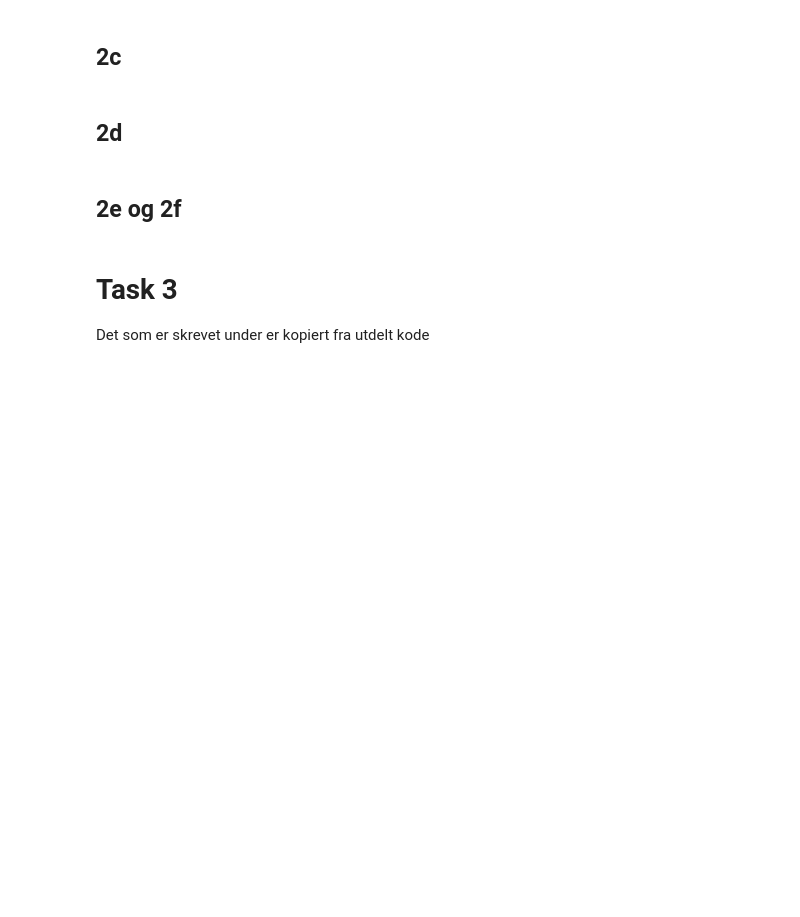
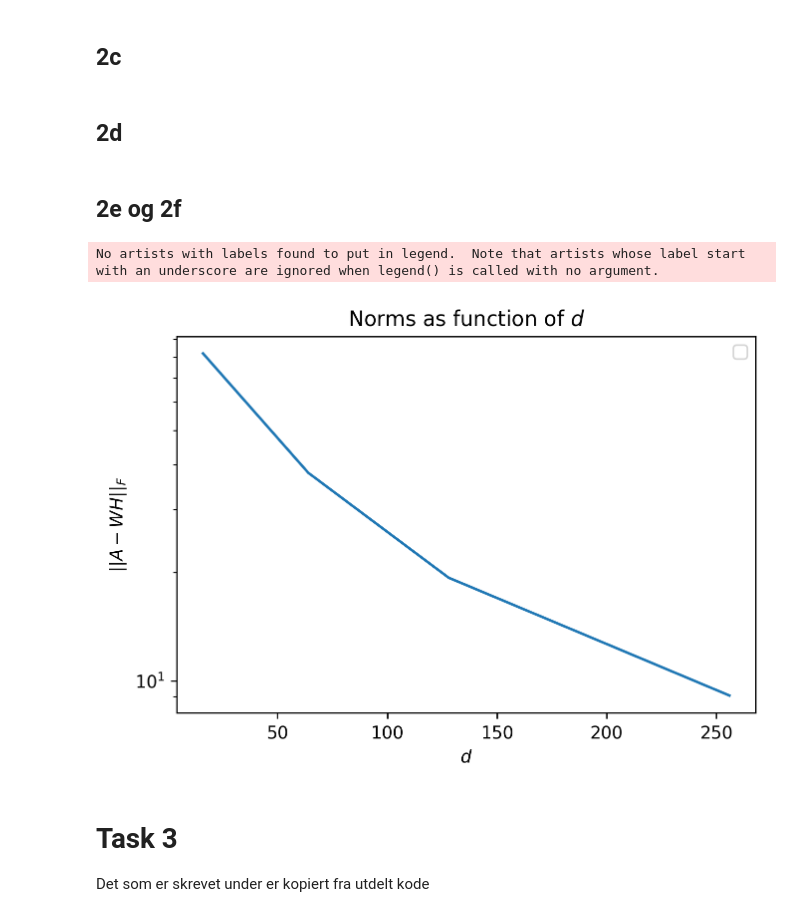
Before and after one commit to sundematias/TMA4320-IndMat-Project-3, a Jupyter notebook: main.ipynb, the cells around one changed output. Drawn from its saved outputs; the diff is of its cells as text; code cells hidden in the pictures; blank space fills up the shorter version.

```diff
--- a/main.ipynb
+++ b/main.ipynb
@@ -524,17 +524,26 @@ def calculate_norms(d_vals, iteration_norms, final_norms):
     else:
         return iteration_norms_arr, final_norms_arr
 # %%
-def plot_norms(norms):
-    x_arr = np.arange(0, len(norms[0]), 1)
-    plt.plot(x_arr,norms[0], label = 'd = 16')
-    plt.plot(x_arr,norms[1], label = 'd = 32')
-    plt.plot(x_arr,norms[2], label = 'd = 64')
-    plt.title("Norms as function of iterations")
-    plt.xlabel(r'$k$')
-    plt.ylabel(r'$\vert\vert{A-W_{k} H_{k}}\vert\vert_{F}$')
-    plt.legend()
-    plt.yscale('log')
-    plt.show()
+def plot_norms(norms, d_vals, plot_iteration_norms, plot_final_norms):
+    if plot_iteration_norms == True:
+        x_arr = np.arange(0, len(norms[0]), 1)
+        plt.plot(x_arr,norms[0], label = f'd = {d_vals[0]}')
+        plt.plot(x_arr,norms[1], label = f'd = {d_vals[1]}')
+        plt.plot(x_arr,norms[2], label = f'd = {d_vals[2]}')
+        plt.title("Norms as function of iterations")
+        plt.xlabel(r'$k$')
+        plt.ylabel(r'$\vert\vert{A-W_{k} H_{k}}\vert\vert_{F}$')
+        plt.legend()
+        plt.yscale('log')
+        plt.show()
+
+    elif plot_final_norms == True:
+        plt.plot(d_vals, norms)
+        plt.title(r'Norms as function of $d$')
+        plt.xlabel(r'$d$')
+        plt.ylabel(r'$\vert\vert{A-WH}\vert\vert_{F}$')
+        plt.yscale('log')
+        plt.show()
 # %%
 # Dette er koden til 2e
 def iteration_norms():
@@ -546,9 +555,14 @@ def iteration_norms():
 # %%
 # Dette er koden til 2f
 def final_norms():
     d_vals = [16, 64, 128, 256]
     norms_calculated = calculate_norms(d_vals, False, True)
-    plot_norms(norms_calculated)
+    plot_norms(norms_calculated, d_vals, plot_iteration_norms = False, plot_final_norms = True)
+
+# final_norms()
+# %% [output]
+No artists with labels found to put in legend.  Note that artists whose label start with an underscore are ignored when legend() is called with no argument.
+[figure, added]
 # %% [markdown]
 # Task 3
 
```
Also changed, not shown: parts of 1 cell of this notebook.
